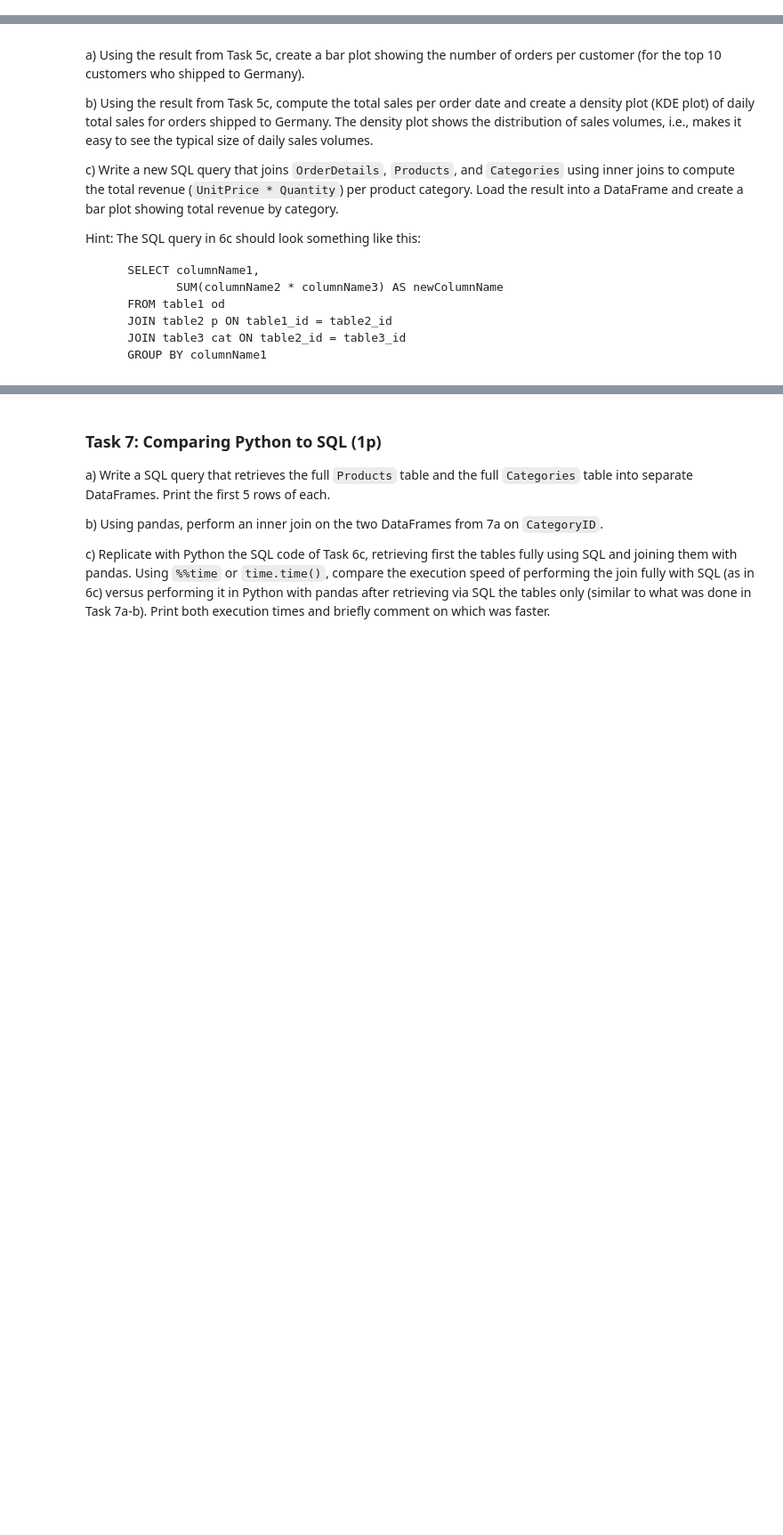
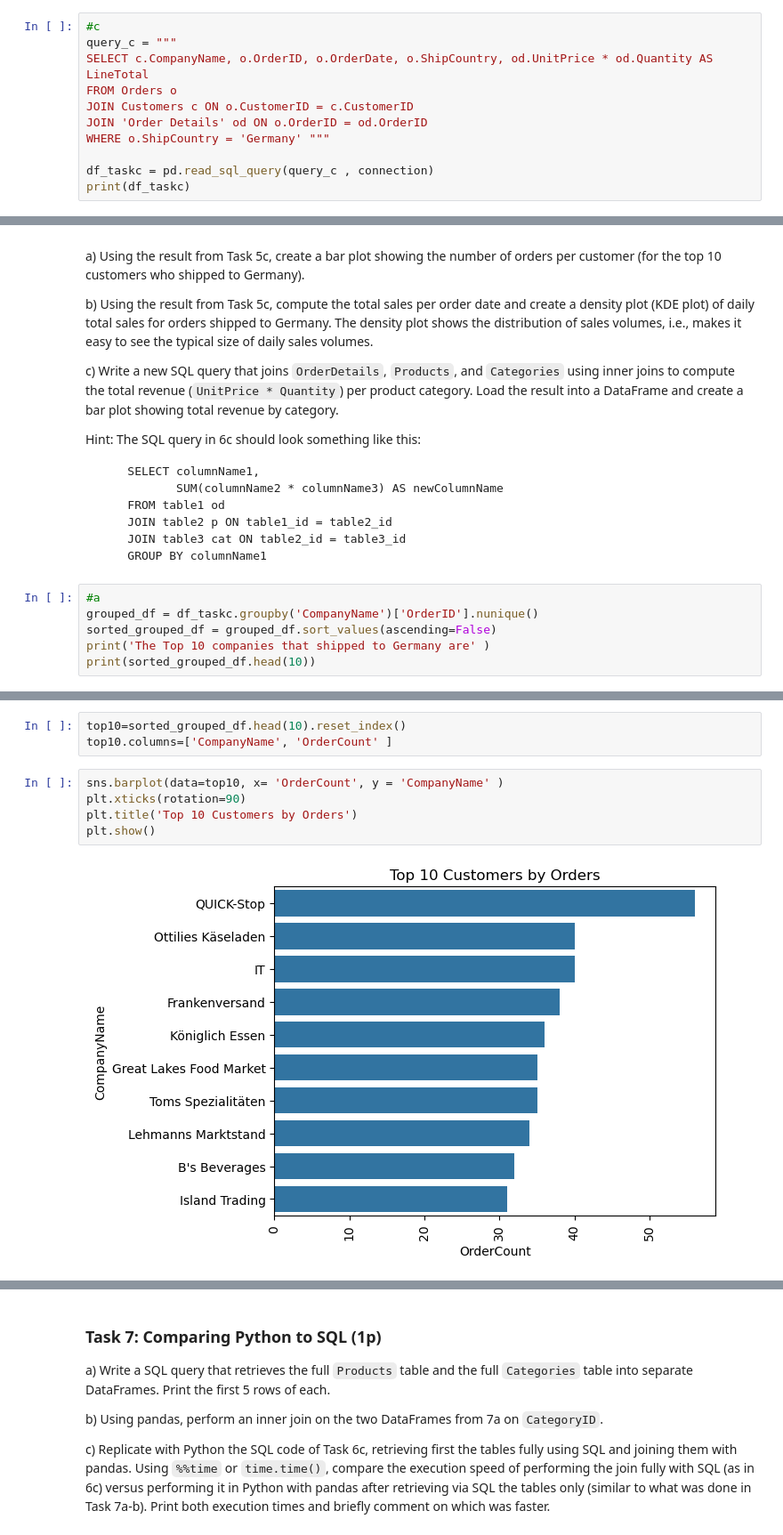
Before and after one commit to stavroulaalex/Python-BusinessIntelligence-Stav, a Jupyter notebook: assignments/assignment2/assignment2.ipynb, the cells around one changed output, grey strips where cells are left out. Shown at 89% size. Drawn from its saved outputs; the diff is of its cells as text; blank space fills up the shorter version.

````diff
--- a/assignments/assignment2/assignment2.ipynb
+++ b/assignments/assignment2/assignment2.ipynb
@@ -262,0 +304,11 @@ table_names = connect.execute("SELECT ").fetchall()
+# %%
+#c
+query_c = """
+SELECT c.CompanyName, o.OrderID, o.OrderDate, o.ShipCountry, od.UnitPrice * od.Quantity AS LineTotal
+FROM Orders o
+JOIN Customers c ON o.CustomerID = c.CustomerID
+JOIN 'Order Details' od ON o.OrderID = od.OrderID
+WHERE o.ShipCountry = 'Germany' """
+
+df_taskc = pd.read_sql_query(query_c , connection)
+print(df_taskc)
@@ -281,3 +348,9 @@ Hint: The SQL query in 6c should look something like this:
     JOIN table3 cat ON table2_id = table3_id
     GROUP BY columnName1
 ```
+# %%
+#a
+grouped_df = df_taskc.groupby('CompanyName')['OrderID'].nunique()
+sorted_grouped_df = grouped_df.sort_values(ascending=False)
+print('The Top 10 companies that shipped to Germany are' )
+print(sorted_grouped_df.head(10))
@@ -283,0 +371,10 @@ Hint: The SQL query in 6c should look something like this:
+# %%
+top10=sorted_grouped_df.head(10).reset_index()
+top10.columns=['CompanyName', 'OrderCount' ]
+# %%
+sns.barplot(data=top10, x= 'OrderCount', y = 'CompanyName' )
+plt.xticks(rotation=90)
+plt.title('Top 10 Customers by Orders')
+plt.show()
+# %% [output]
+[figure, added]
````
Also changed, not shown: parts of 9 cells of this notebook, 15 other files.
